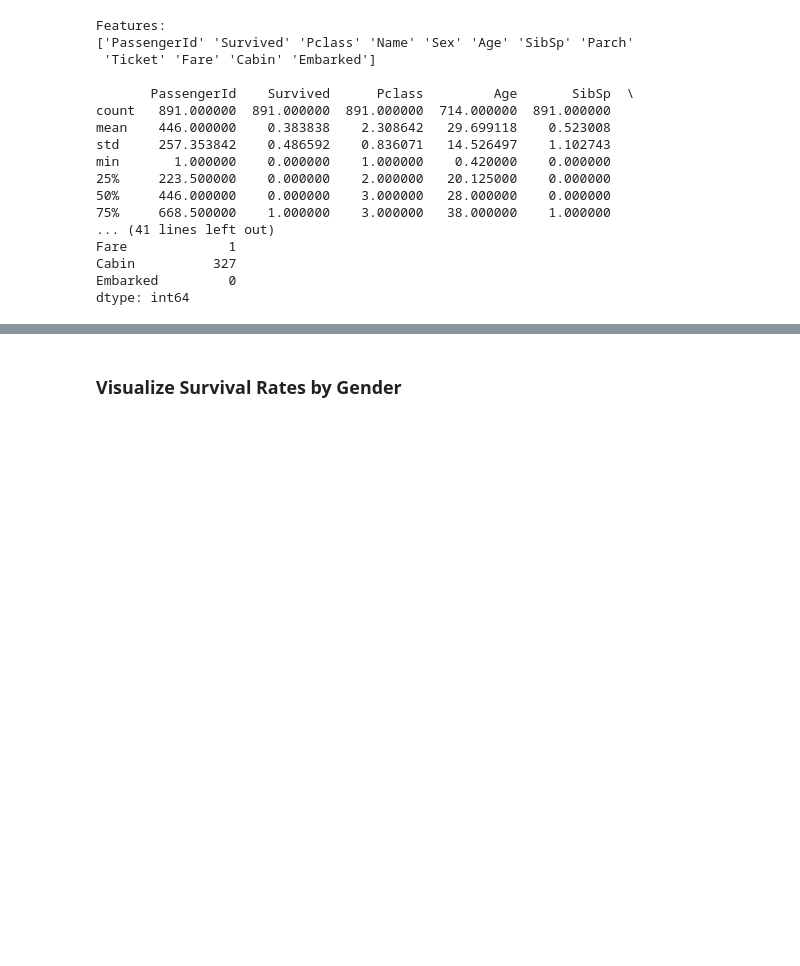
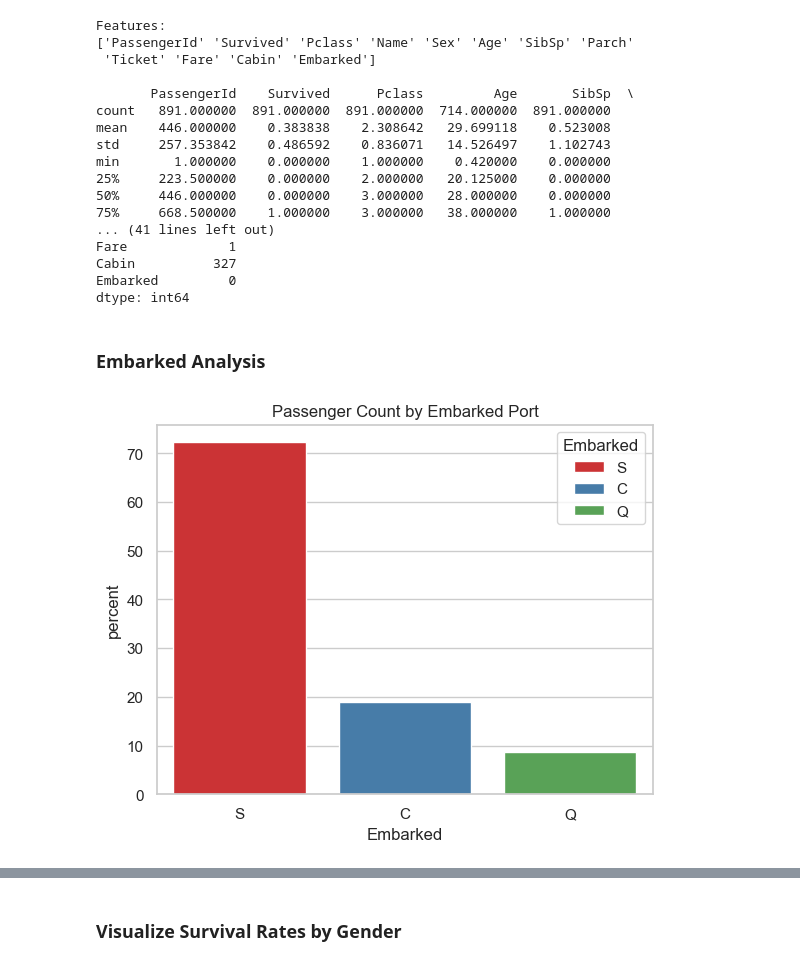
Before and after one commit to Pau1Co1e/miniature-bassoon, a Jupyter notebook: titanic.ipynb, the cells around one changed output, grey strips where cells are left out. Drawn from its saved outputs; the diff is of its cells as text; code cells hidden in the pictures; blank space fills up the shorter version.

```diff
--- a/titanic.ipynb
+++ b/titanic.ipynb
@@ -78,3 +78,12 @@ Fare             1
 Cabin          327
 Embarked         0
 dtype: int64
+# %% [markdown]
+### Embarked Analysis
+# %%
+x = 'hue'
+sns.countplot(x='Embarked', hue='Embarked', data=train_df, palette="Set1", legend=True, stat='percent')
+plt.title("Passenger Count by Embarked Port")
+plt.show()
+# %% [output]
+[figure, added]
```
Also changed, not shown: parts of 12 cells of this notebook, 1 other file.
